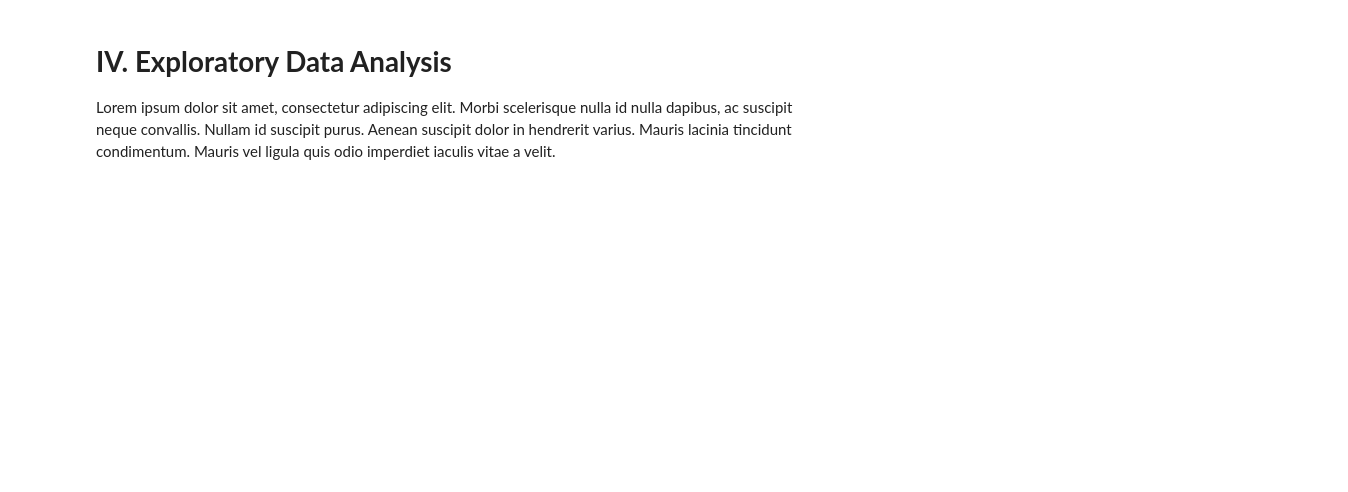
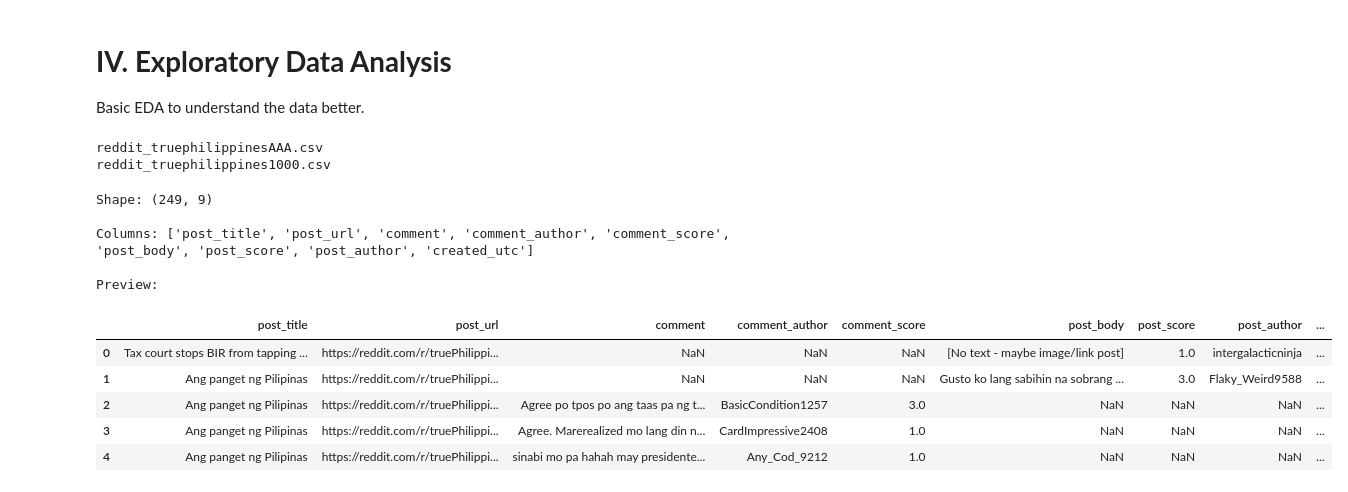
Before and after one commit to louis-uwie/philippine-agriculture-reddit-analysis, a Jupyter notebook: Binwag-FinalProject/CSCI161.03 - BINWAG, Louis III - Data Analysis Project.ipynb, the cells around one changed output. Drawn from its saved outputs; the diff is of its cells as text; code cells hidden in the pictures; blank space fills up the shorter version.

```diff
--- a/Binwag-FinalProject/CSCI161.03 - BINWAG, Louis III - Data Analysis Project.ipynb
+++ b/Binwag-FinalProject/CSCI161.03 - BINWAG, Louis III - Data Analysis Project.ipynb
@@ -17,4 +161,34 @@ Lorem ipsum dolor sit amet, consectetur adipiscing elit. Morbi scelerisque nulla
 # %% [markdown]
 # **IV. Exploratory Data Analysis**
 
-Lorem ipsum dolor sit amet, consectetur adipiscing elit. Morbi scelerisque nulla id nulla dapibus, ac suscipit neque convallis. Nullam id suscipit purus. Aenean suscipit dolor in hendrerit varius. Mauris lacinia tincidunt condimentum. Mauris vel ligula quis odio imperdiet iaculis vitae a velit.
+Basic EDA to understand the data better.
+# %%
+for f in os.listdir("/content/drive/MyDrive"):
+    if "reddit" in f:
+        print(f)
+# %% [output]
+reddit_truephilippinesAAA.csv
+reddit_truephilippines1000.csv
+# %%
+# Path to the file you saved earlier
+file_path = "/content/drive/MyDrive/reddit_truephilippines1000.csv"
+
+# Load CSV
+reddit_raw = pd.read_csv(file_path)
+# %%
+print("Shape:", reddit_raw.shape)   # rows x columns
+print("\nColumns:", reddit_raw.columns.tolist())
+print("\nPreview:")
+reddit_raw.head()
+# %% [output]
+Shape: (249, 9)
+
+Columns: ['post_title', 'post_url', 'comment', 'comment_author', 'comment_score', 'post_body', 'post_score', 'post_author', 'created_utc']
+
+Preview:
+|  | post_title | post_url | comment | comment_author | comment_score | post_body | post_score | post_author | ... |
+| 0 | Tax court stops BIR from tapping ... | https://reddit.com/r/truePhilippi... | NaN | NaN | NaN | [No text - maybe image/link post] | 1.0 | intergalacticninja | ... |
+| 1 | Ang panget ng Pilipinas | https://reddit.com/r/truePhilippi... | NaN | NaN | NaN | Gusto ko lang sabihin na sobrang ... | 3.0 | Flaky_Weird9588 | ... |
+| 2 | Ang panget ng Pilipinas | https://reddit.com/r/truePhilippi... | Agree po tpos po ang taas pa ng t... | BasicCondition1257 | 3.0 | NaN | NaN | NaN | ... |
+| 3 | Ang panget ng Pilipinas | https://reddit.com/r/truePhilippi... | Agree. Marerealized mo lang din n... | CardImpressive2408 | 1.0 | NaN | NaN | NaN | ... |
+| 4 | Ang panget ng Pilipinas | https://reddit.com/r/truePhilippi... | sinabi mo pa hahah may presidente... | Any_Cod_9212 | 1.0 | NaN | NaN | NaN | ... |
```
Also changed, not shown: parts of 13 cells of this notebook.
